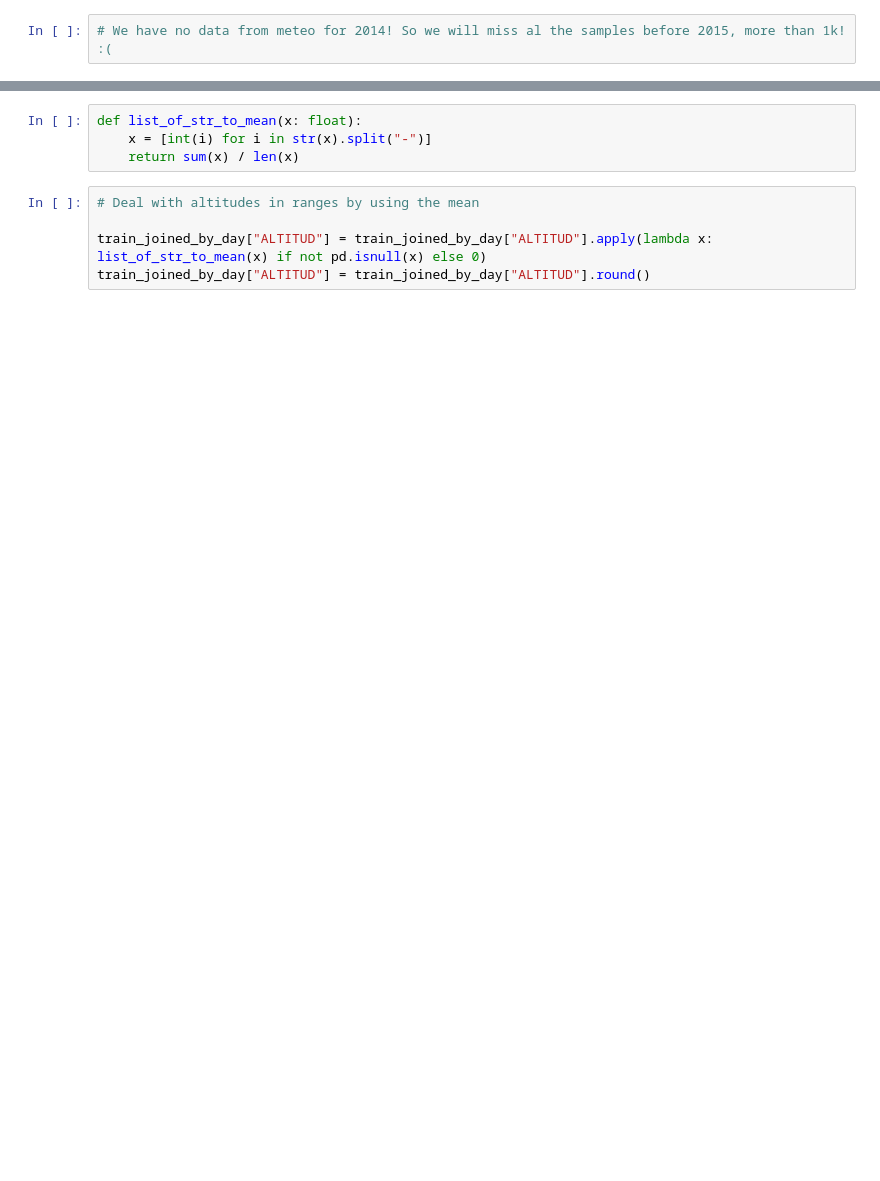
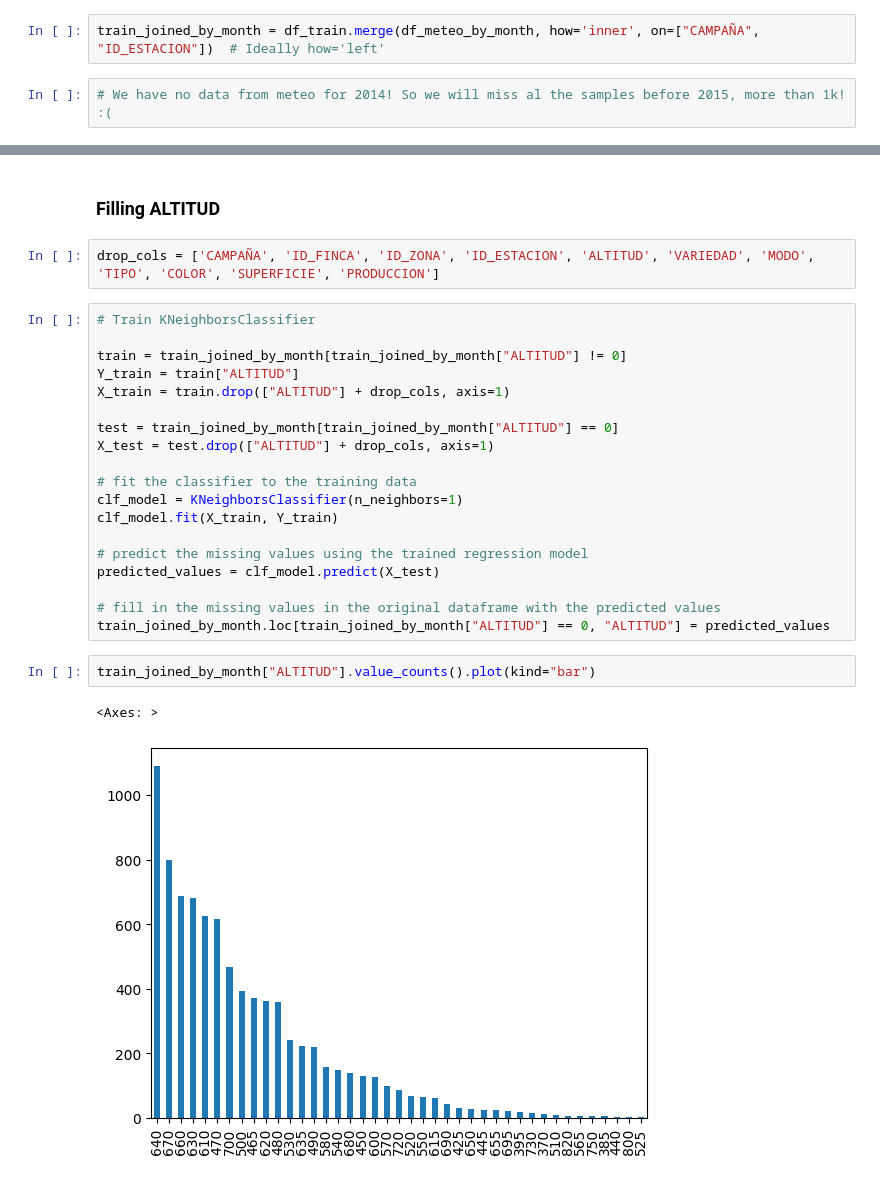
Before and after one commit to Bycarkos/DataHack_Wine_Prediction, a Jupyter notebook: nbs/07-03-2023 - Join datasets.ipynb, the cells around one changed output, grey strips where cells are left out. Drawn from its saved outputs; the diff is of its cells as text; blank space fills up the shorter version.

```diff
--- a/nbs/07-03-2023 - Join datasets.ipynb
+++ b/nbs/07-03-2023 - Join datasets.ipynb
@@ -76,5 +80,7 @@ df_train
 # %%
 train_joined_by_day = df_train.merge(df_meteo_by_day, how='inner', on=["CAMPAÑA", "ID_ESTACION"])  # Ideally how='left'
+# %%
+train_joined_by_month = df_train.merge(df_meteo_by_month, how='inner', on=["CAMPAÑA", "ID_ESTACION"])  # Ideally how='left'
 # %%
 # We have no data from meteo for 2014! So we will miss al the samples before 2015, more than 1k! :(
 # %%
@@ -174,9 +126,28 @@ for id_finca in id_fincas_with_nans:
-# %%
-def list_of_str_to_mean(x: float):
-    x = [int(i) for i in str(x).split("-")]
-    return sum(x) / len(x)
-# %%
-# Deal with altitudes in ranges by using the mean
-
-train_joined_by_day["ALTITUD"] = train_joined_by_day["ALTITUD"].apply(lambda x: list_of_str_to_mean(x) if not pd.isnull(x) else 0)
-train_joined_by_day["ALTITUD"] = train_joined_by_day["ALTITUD"].round()
+# %% [markdown]
+### Filling ALTITUD
+# %%
+drop_cols = ['CAMPAÑA', 'ID_FINCA', 'ID_ZONA', 'ID_ESTACION', 'ALTITUD', 'VARIEDAD', 'MODO', 'TIPO', 'COLOR', 'SUPERFICIE', 'PRODUCCION']
+# %%
+# Train KNeighborsClassifier
+
+train = train_joined_by_month[train_joined_by_month["ALTITUD"] != 0]
+Y_train = train["ALTITUD"]
+X_train = train.drop(["ALTITUD"] + drop_cols, axis=1)
+
+test = train_joined_by_month[train_joined_by_month["ALTITUD"] == 0]
+X_test = test.drop(["ALTITUD"] + drop_cols, axis=1)
+
+# fit the classifier to the training data
+clf_model = KNeighborsClassifier(n_neighbors=1)
+clf_model.fit(X_train, Y_train)
+
+# predict the missing values using the trained regression model
+predicted_values = clf_model.predict(X_test)
+
+# fill in the missing values in the original dataframe with the predicted values
+train_joined_by_month.loc[train_joined_by_month["ALTITUD"] == 0, "ALTITUD"] = predicted_values
+# %%
+train_joined_by_month["ALTITUD"].value_counts().plot(kind="bar")
+# %% [output]
+<Axes: >
+[figure, added]
```
Also changed, not shown: parts of 68 cells of this notebook, 1 other file.
